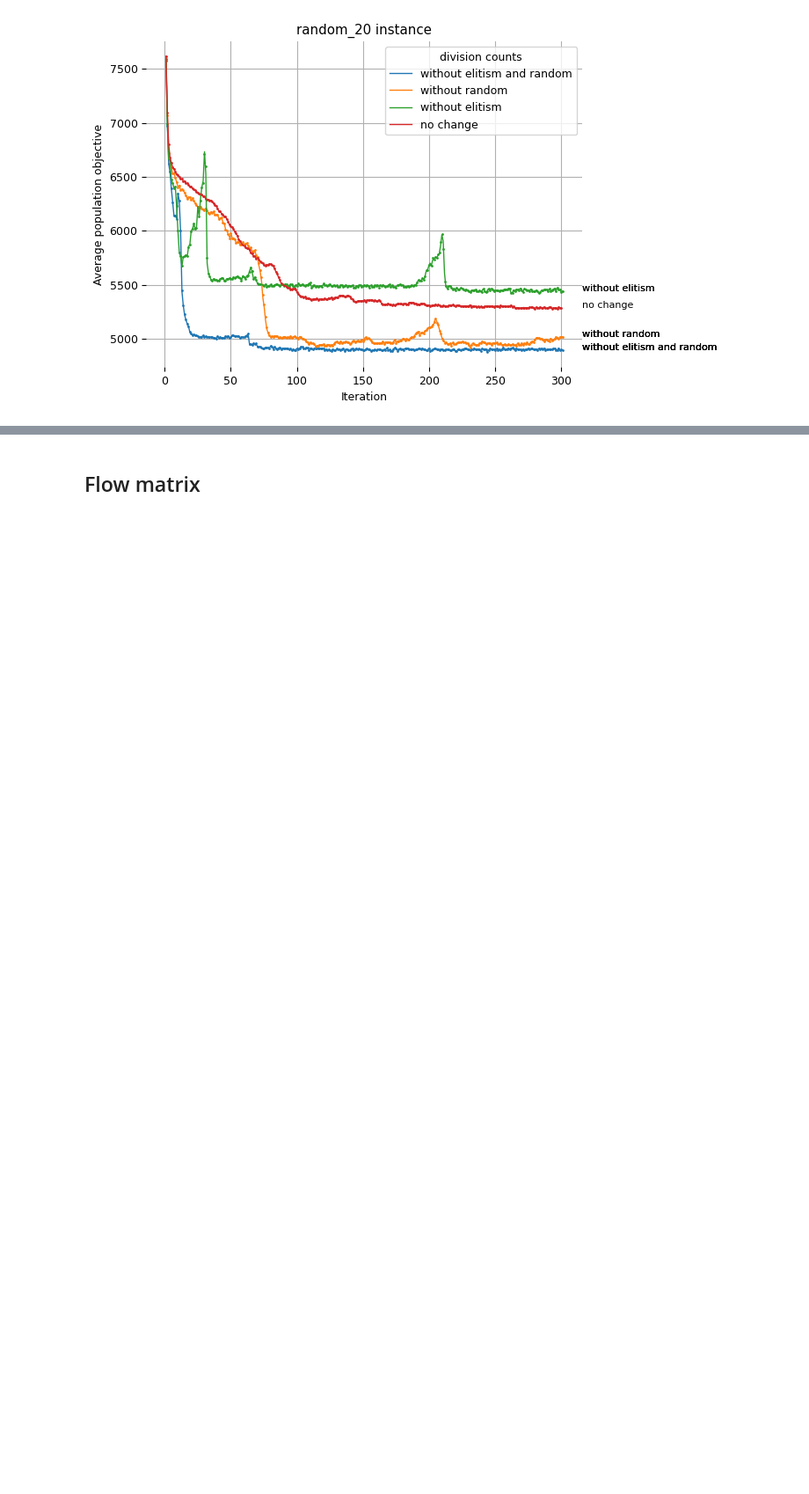
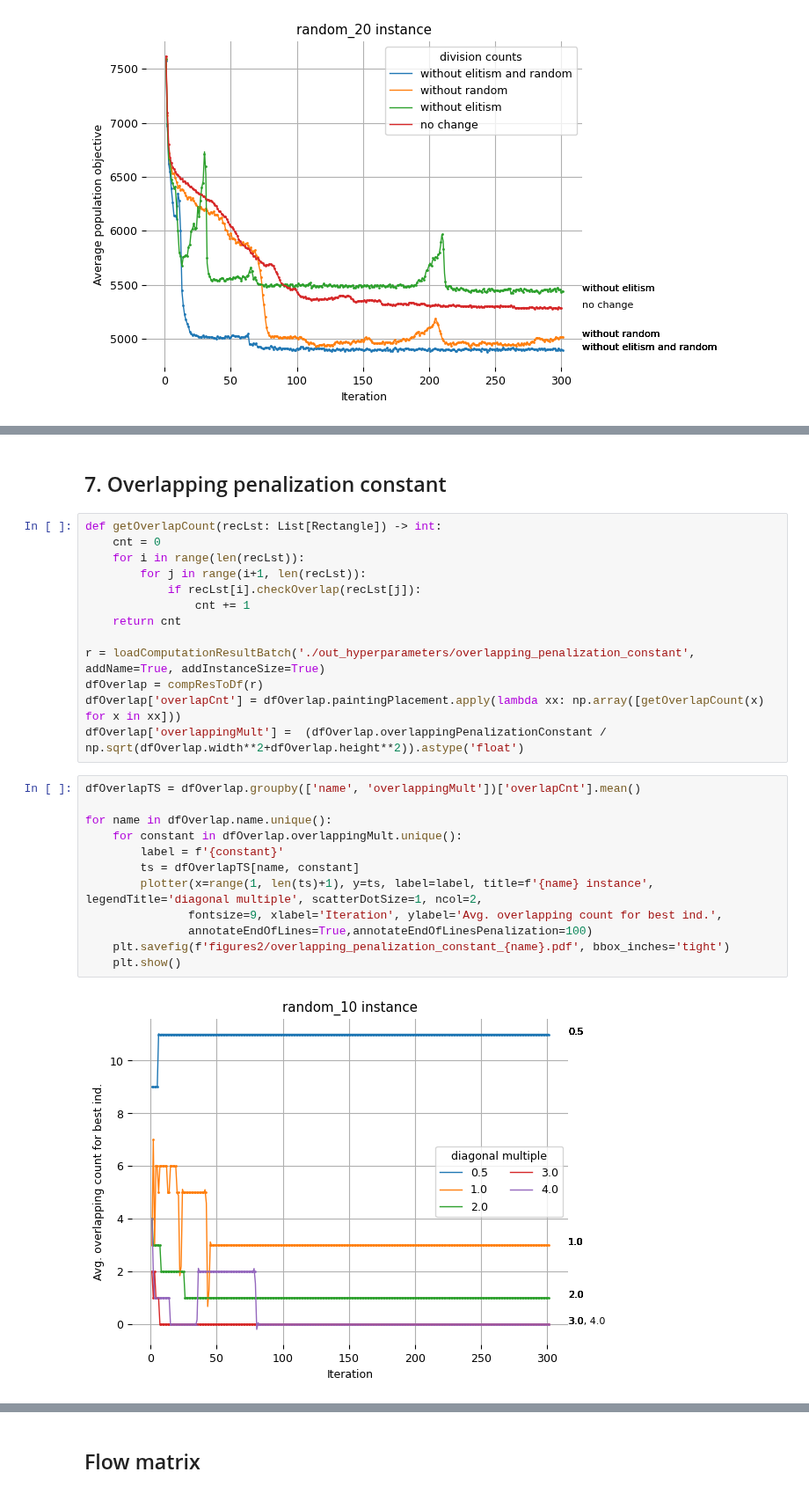
Before and after one commit to TaIos/master-thesis, a Jupyter notebook: src/notebooks/graphs.ipynb, the cells around one changed output, grey strips where cells are left out. Shown at 88% size. Drawn from its saved outputs; the diff is of its cells as text; blank space fills up the shorter version.

```diff
--- a/src/notebooks/graphs.ipynb
+++ b/src/notebooks/graphs.ipynb
@@ -612,0 +614,29 @@ for name in dfCounts.name.unique():
+# %% [markdown]
+## 7. Overlapping penalization constant
+# %%
+def getOverlapCount(recLst: List[Rectangle]) -> int:
+    cnt = 0
+    for i in range(len(recLst)):
+        for j in range(i+1, len(recLst)):
+            if recLst[i].checkOverlap(recLst[j]):
+                cnt += 1
+    return cnt
+
+r = loadComputationResultBatch('./out_hyperparameters/overlapping_penalization_constant', addName=True, addInstanceSize=True)
+dfOverlap = compResToDf(r)
+dfOverlap['overlapCnt'] = dfOverlap.paintingPlacement.apply(lambda xx: np.array([getOverlapCount(x) for x in xx]))
+dfOverlap['overlappingMult'] =  (dfOverlap.overlappingPenalizationConstant / np.sqrt(dfOverlap.width**2+dfOverlap.height**2)).astype('float')
+# %%
+dfOverlapTS = dfOverlap.groupby(['name', 'overlappingMult'])['overlapCnt'].mean()
+
+for name in dfOverlap.name.unique():
+    for constant in dfOverlap.overlappingMult.unique():
+        label = f'{constant}'
+        ts = dfOverlapTS[name, constant]
+        plotter(x=range(1, len(ts)+1), y=ts, label=label, title=f'{name} instance', legendTitle='diagonal multiple', scatterDotSize=1, ncol=2,
+               fontsize=9, xlabel='Iteration', ylabel='Avg. overlapping count for best ind.',
+               annotateEndOfLines=True,annotateEndOfLinesPenalization=100)
+    plt.savefig(f'figures2/overlapping_penalization_constant_{name}.pdf', bbox_inches='tight')
+    plt.show()
+# %% [output]
+[figure, added]
```
Also changed, not shown: parts of 12 cells of this notebook, 7 other files.
